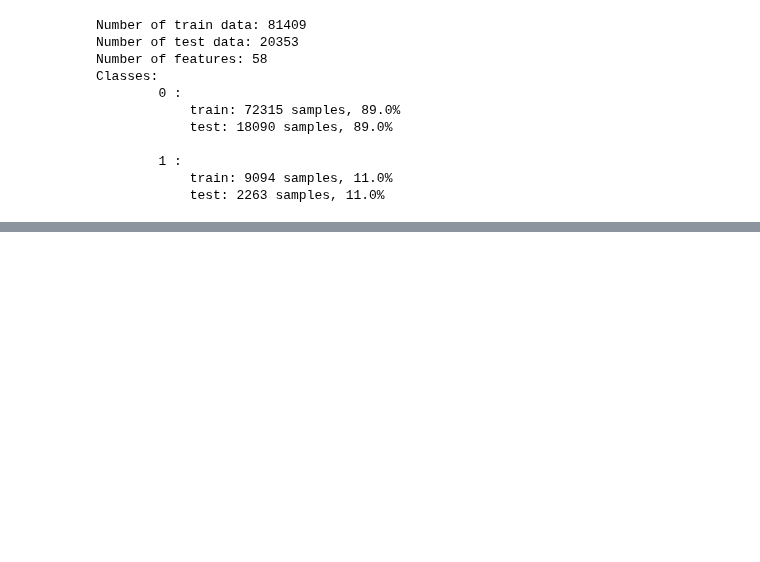
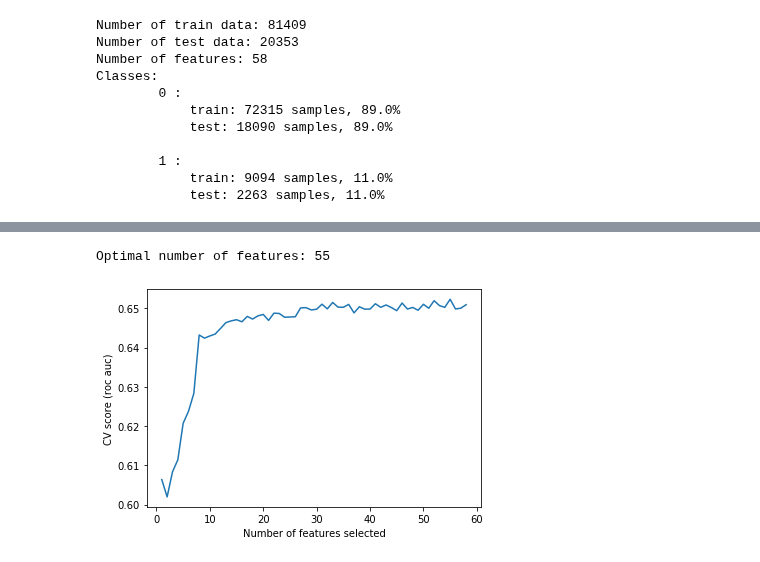
Before and after one commit to pmacinec/diabetes-patients-readmissions-prediction, a Jupyter notebook: notebooks/3_evaluation.ipynb, the cells around one changed output, grey strips where cells are left out. Drawn from its saved outputs; the diff is of its cells as text; code cells hidden in the pictures; blank space fills up the shorter version.

Commit message:
ADD: rfecv to evaluation, refactor evaluation

```diff
--- a/notebooks/3_evaluation.ipynb
+++ b/notebooks/3_evaluation.ipynb
@@ -191,9 +59,0 @@ sorted_features = plot_feature_importance(rf.feature_importances_, X_train.colum
-# %%
-for x in range(5, 58, 3):
-    rf = RandomForestClassifier(max_depth=10, random_state=42, n_estimators=100,class_weight={0:1,1:9}, min_samples_split=5)
-    rf.fit(X_train[sorted_features[:x]], y_train)
-    y_pred = rf.predict(X_test[sorted_features[:x]])
-    prob = y_pred / y_pred.max()
-    fpr, tpr, _ = roc_curve(y_test, prob, drop_intermediate=True)
-    auc_value = auc(fpr, tpr)
-    print(f"Num. of features: {x}, ROC AUC: {auc_value}")
@@ -218,0 +64,2 @@ Num. of features: 56, ROC AUC: 0.6066450899623744
+# %%
+X_train, y_train = undersample(X_train, y_train)
@@ -218,0 +85,7 @@ Num. of features: 56, ROC AUC: 0.6066450899623744
+# %%
+clf = RandomForestClassifier(max_depth=10, random_state=42)
+# %%
+%%time
+
+rfecv = RFECV(clf, step=1, cv=5, scoring='roc_auc', n_jobs=-1)
+rfecv.fit(X_train, y_train)
@@ -218,0 +109,13 @@ Num. of features: 56, ROC AUC: 0.6066450899623744
+# %%
+selected_columns = [col for col, selected in zip(X_train.columns, rfecv.support_) if selected]
+
+print(f'Optimal number of features: {rfecv.n_features_}')
+
+plt.figure()
+plt.xlabel('Number of features selected')
+plt.ylabel('CV score (roc auc)')
+plt.plot(range(1, len(rfecv.grid_scores_) + 1), rfecv.grid_scores_)
+plt.show()
+# %% [output]
+Optimal number of features: 55
+[figure, added]
```
Also changed, not shown: parts of 39 cells of this notebook, 1 other file.
